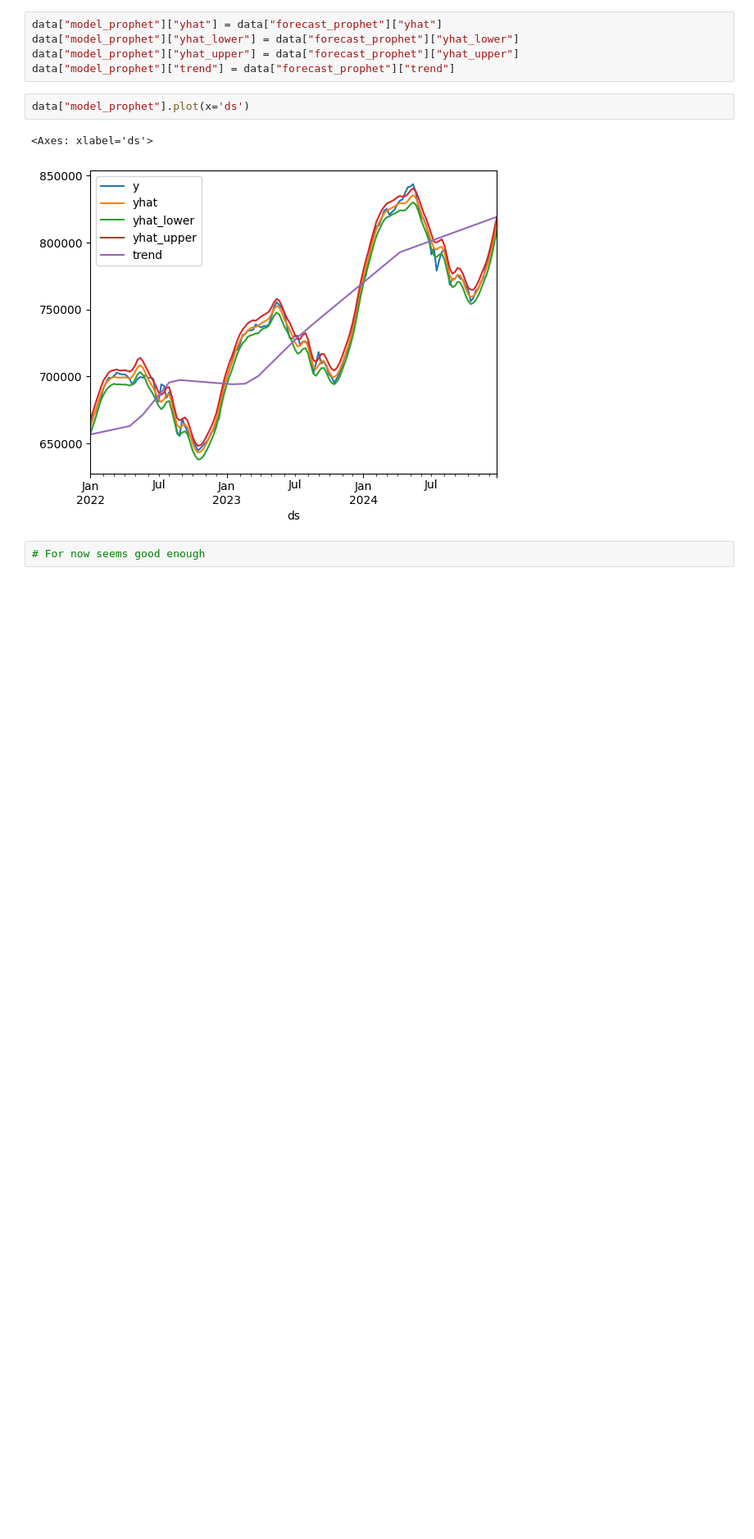
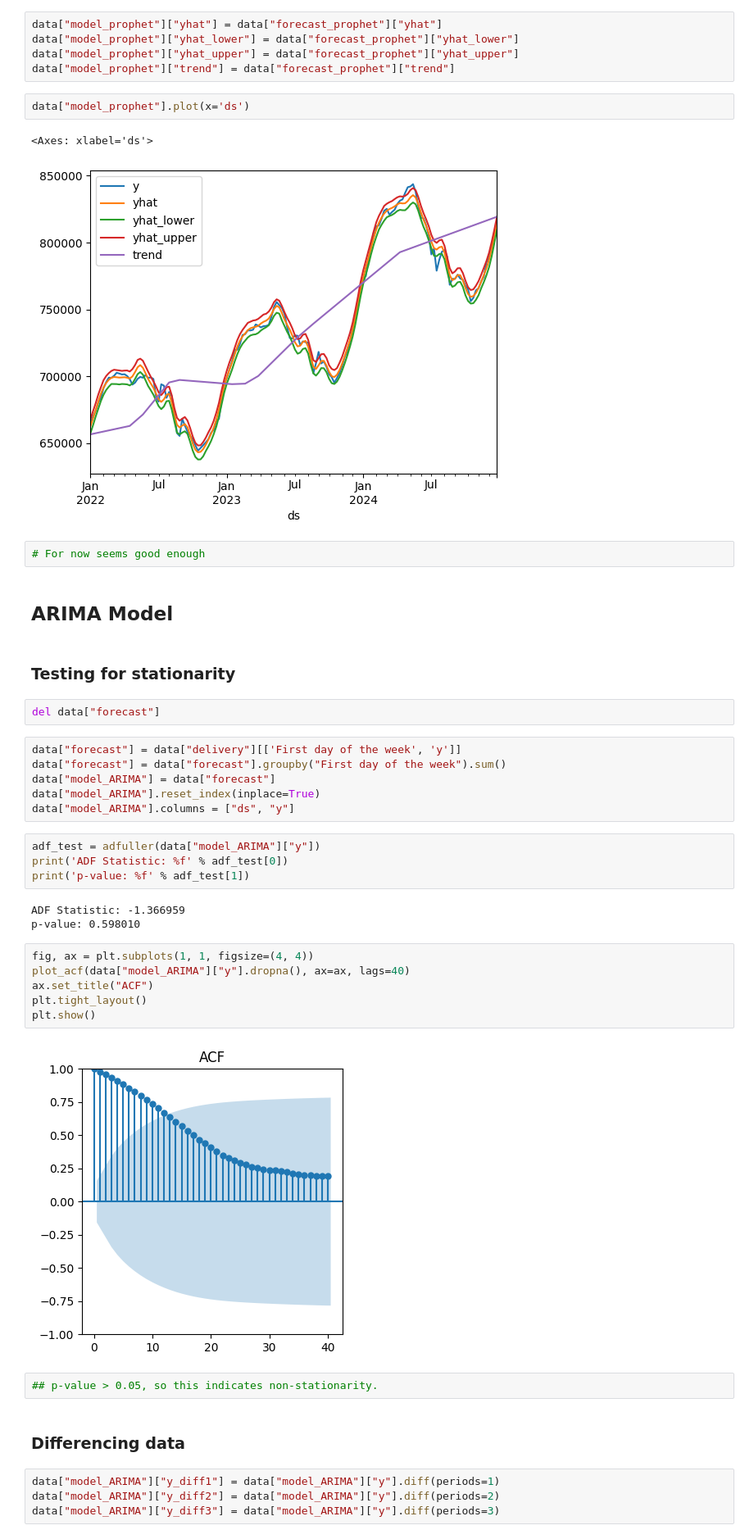
Before and after one commit to sailor-elite/Milk_delivery_prediction, a Jupyter notebook: Time_Series_analysis.ipynb, the cells around one changed output. Shown at 82% size. Saved outputs shown, nothing was run; the diff lists cells and outputs as text; blank space fills up the shorter version.

Commit message:
Comparison between ARIMA, SARIMA and Prophet forecast
SARIMA and Prophet forecasting;
Try of the forecast using ARIMA.

```diff
--- a/Time_Series_analysis.ipynb
+++ b/Time_Series_analysis.ipynb
@@ -287,3 +293,38 @@ data["model_prophet"].plot(x='ds')
 [figure]
 # %%
 # For now seems good enough
+# %% [markdown]
+## ARIMA Model
+# %% [markdown]
+### Testing for stationarity
+# %%
+del data["forecast"]
+# %%
+data["forecast"] = data["delivery"][['First day of the week', 'y']]
+data["forecast"] = data["forecast"].groupby("First day of the week").sum()
+data["model_ARIMA"] = data["forecast"]
+data["model_ARIMA"].reset_index(inplace=True)
+data["model_ARIMA"].columns = ["ds", "y"]
+# %%
+adf_test = adfuller(data["model_ARIMA"]["y"])
+print('ADF Statistic: %f' % adf_test[0])
+print('p-value: %f' % adf_test[1])
+# %% [output]
+ADF Statistic: -1.366959
+p-value: 0.598010
+# %%
+fig, ax = plt.subplots(1, 1, figsize=(4, 4))
+plot_acf(data["model_ARIMA"]["y"].dropna(), ax=ax, lags=40)
+ax.set_title("ACF")
+plt.tight_layout()
+plt.show()
+# %% [output]
+[figure, added]
+# %%
+## p-value > 0.05, so this indicates non-stationarity.
+# %% [markdown]
+### Differencing data
+# %%
+data["model_ARIMA"]["y_diff1"] = data["model_ARIMA"]["y"].diff(periods=1)
+data["model_ARIMA"]["y_diff2"] = data["model_ARIMA"]["y"].diff(periods=2)
+data["model_ARIMA"]["y_diff3"] = data["model_ARIMA"]["y"].diff(periods=3)
```
Also changed, not shown: parts of 60 cells of this notebook.
